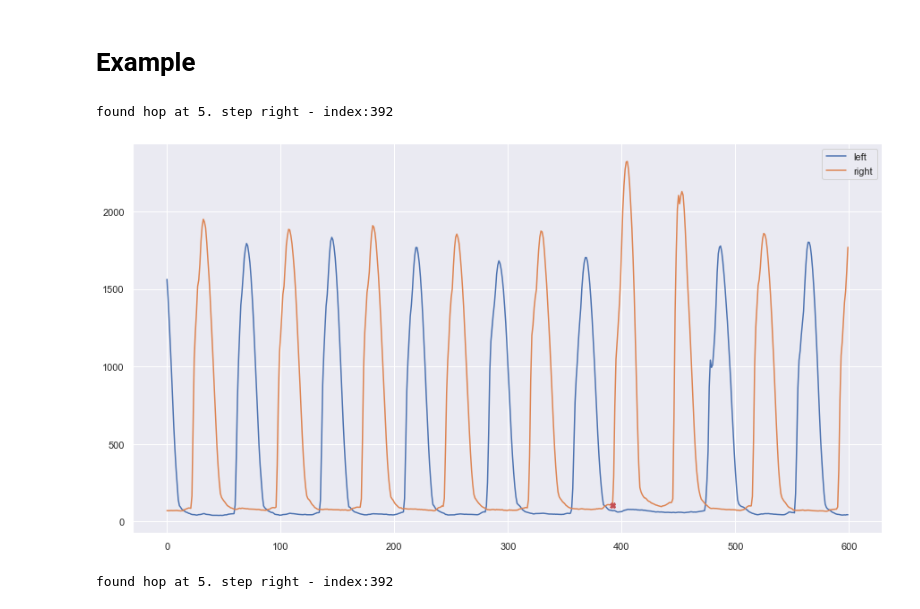
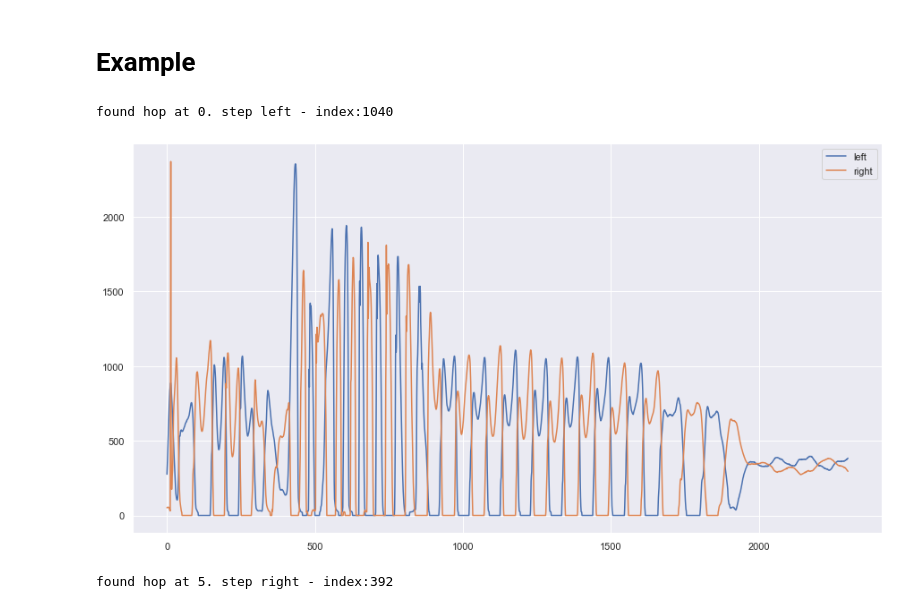
Before and after one commit to luceskywalker/TexSense, a Jupyter notebook: study1/jupyter/pilot221122/pi_data.ipynb, the cells around one changed output. Cells and saved outputs as stored; diff of their text form; code cells hidden in the pictures.

```diff
--- a/study1/jupyter/pilot221122/pi_data.ipynb
+++ b/study1/jupyter/pilot221122/pi_data.ipynb
@@ -234,7 +234,7 @@ def find_hop(events_dict):
 # %% [markdown]
 # Example
 # %%
-df = pd.read_csv(r'D:\Salzburg\julian_cutting_wedges\221122_pi_test\pi_hop1.csv')
+df = pd.read_csv(r'D:\Salzburg\julian_cutting_wedges\formatted\S01_A_120_02.csv')
 # %%
 left, right = separate_sides(df)
 # %%
@@ -246,16 +246,16 @@ sns.set_theme()
 d = pi_step_segmentation(force_left, force_right, 100)
 key, idx = find_hop(d)
 # %% [output]
-found hop at 5. step right - index:392
+found hop at 0. step left - index:1040
 # %%
-plt.plot(force_left[:600], label='left')
-plt.plot(force_right[:600], label='right')
-plt.plot(d[key][idx], force_right[d[key][idx]], 'X', c='r', marker)
+plt.plot(force_left[2700:], label='left')
+plt.plot(force_right[2700:], label='right')
+#plt.plot(d[key][idx], force_right[d[key][idx]], 'X', c='r', markersize = 16)
 plt.legend()
 fig = plt.gcf()
 fig.set_size_inches(15, 8)
 # %% [output]
-[figure, old version]
+[figure, new version]
 # %%
 # %% [output]
 found hop at 5. step right - index:392
```
